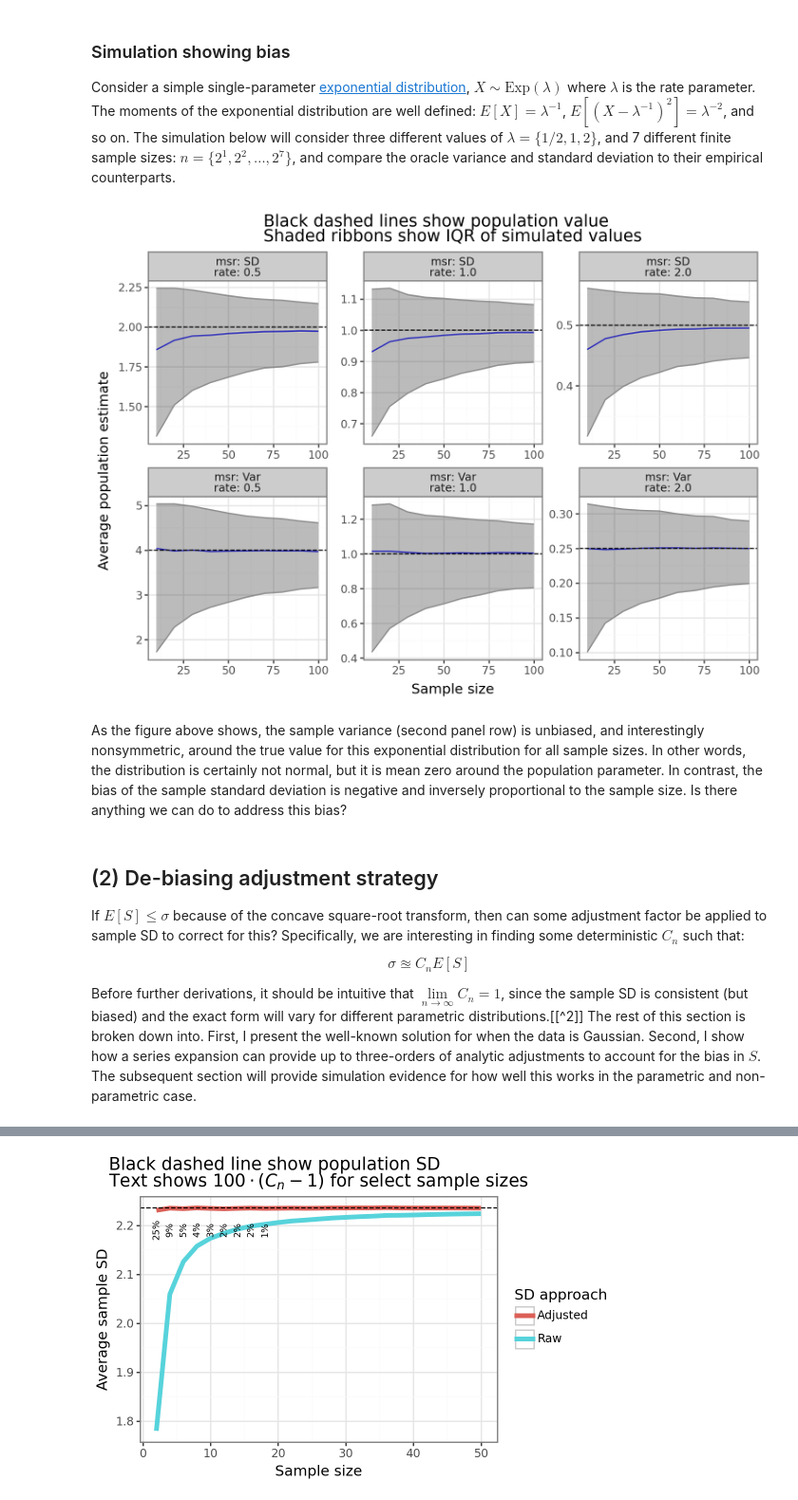
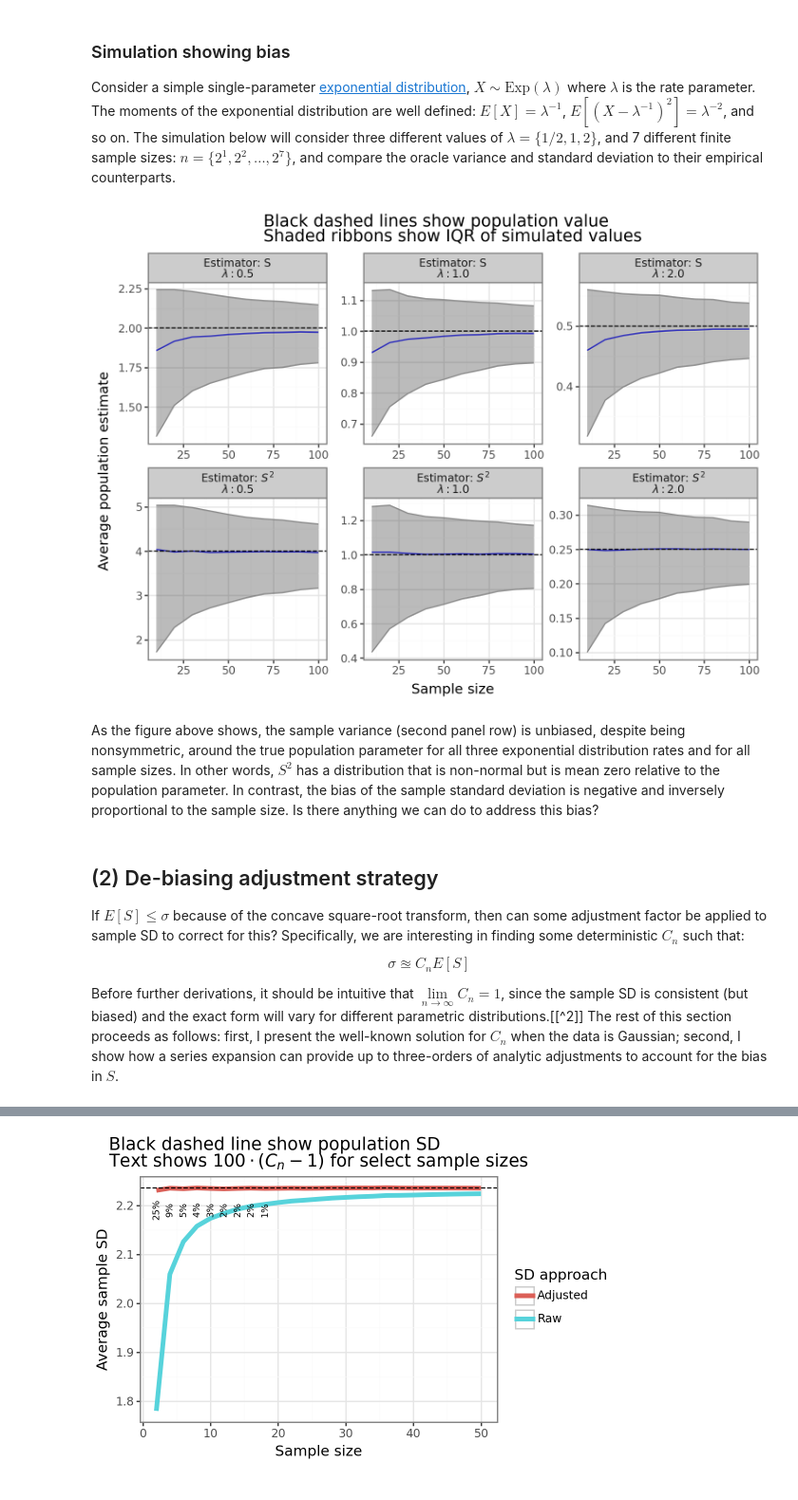
Before and after one commit to erikdrysdale/erikdrysdale.github.io, a Jupyter notebook: _rmd/extra_debias_sd/post.ipynb, the cells around one changed output, grey strips where cells are left out. Shown at 95% size. Drawn from its saved outputs; the diff is of its cells as text; code cells hidden in the pictures.

```diff
--- a/_rmd/extra_debias_sd/post.ipynb
+++ b/_rmd/extra_debias_sd/post.ipynb
@@ -72,40 +73,46 @@ import plotnine as pn
 from scipy.stats import norm, expon
 from utils import calculate_summary_stats
 
 nsim = 2500  # Number of simluations
 sample_sizes = np.arange(10, 100+1, 10).astype(int)
 n_sample_sizes = len(sample_sizes)
 rates = np.array([1/2, 1, 2])
 n_rates = len(rates)
 dist_expon = expon(scale = 1 / rates)
 oracle_variance = dist_expon.var()
 oracle_sd = np.sqrt(oracle_variance)
-# Calculate the oracle quantities
-dat_oracle_expon = pd.concat(objs = [pd.DataFrame({'msr':'Var', 'rate':rates, 'oracle':oracle_variance}),
-                                     pd.DataFrame({'msr':'SD', 'rate':rates, 'oracle':oracle_sd})])
 # Run the simulation
 holder_var = np.zeros((nsim, n_sample_sizes, n_rates))
 for i in range(nsim):
     sim_var_i = np.vstack([dist_expon.rvs(size=(n, n_rates), random_state=i+1).var(ddof=1, axis=0) for n in sample_sizes])
     holder_var[i] = sim_var_i
 # Calculate average results with some variation
 res_var = calculate_summary_stats(holder_var, colnames=rates, idxnames=sample_sizes, var_name='rate', value_name='n')
 res_sd = calculate_summary_stats(np.sqrt(holder_var), colnames=rates, idxnames=sample_sizes, var_name='rate', value_name='n')
+
+# Calculate the oracle quantities
+dat_oracle_expon = pd.concat(objs = [pd.DataFrame({'msr':'Var', 'rate':rates, 'oracle':oracle_variance}),
+                                     pd.DataFrame({'msr':'SD', 'rate':rates, 'oracle':oracle_sd})])
+# Merge results
 res_expon = pd.concat(objs = [res_var.assign(msr='Var'), res_sd.assign(msr='SD')])
+di_facet_rename = {'msr':'Estimator'}
+di_val_rename = {**{'SD': 'Estimator: S', 'Var':'Estimator: $S^2$'}, **{str(r):f'$\\lambda: {r}$' for r in rates}}
+res_expon.rename(columns = di_facet_rename, inplace=True)
+dat_oracle_expon.rename(columns = di_facet_rename, inplace=True)
 
 pn.options.figure_size = (7.5, 5.5)
 gg_expon = (pn.ggplot(res_expon, pn.aes(x='n', y='mu')) +
             pn.theme_bw() + pn.geom_line(color='blue') +
             pn.geom_ribbon(pn.aes(ymin='lb', ymax='ub'),color='grey', alpha=1/3) +
-            pn.facet_wrap('~msr+rate', scales='free', labeller=pn.label_both, nrow=2, ncol=3) +
+            pn.facet_wrap(facets='~Estimator+rate', scales='free', labeller=pn.labeller(cols=lambda x: di_val_rename[x], default='label_both'), nrow=2, ncol=3) +
             pn.geom_hline(pn.aes(yintercept='oracle'), data=dat_oracle_expon,linetype='--') +
             pn.labs(y='Average population estimate', x='Sample size') +
             pn.ggtitle('Black dashed lines show population value\nShaded ribbons show IQR of simulated values'))
 gg_expon
 # %% [output]
-[figure, old version]
+[figure, new version]
 # %% [markdown]
-As the figure above shows, the sample variance (second panel row) is unbiased, and interestingly nonsymmetric, around the true value for this exponential distribution for all sample sizes. In other words, the distribution is certainly not normal, but it is mean zero around the population parameter. In contrast, the bias of the sample standard deviation is negative and inversely proportional to the sample size. Is there anything we can do to address this bias?
+As the figure above shows, the sample variance (second panel row) is unbiased, despite being nonsymmetric, around the true population parameter for all three exponential distribution rates and for all sample sizes. In other words, $S^2$ has a distribution that is non-normal but is mean zero relative to the population parameter. In contrast, the bias of the sample standard deviation is negative and inversely proportional to the sample size. Is there anything we can do to address this bias?
 # %% [markdown]
 ## (2) De-biasing adjustment strategy
 
@@ -115,7 +122,7 @@ $$
 \sigma \approxeq C_n E[S]
 $$
 
-Before further derivations, it should be intuitive that $\underset{n\to \infty}{\lim} C_n = 1$, since the sample SD is consistent (but biased) and the exact form will vary for different parametric distributions.[[^2]] The rest of this section is broken down into. First, I present the well-known solution for when the data is Gaussian. Second, I show how a series expansion can provide up to three-orders of analytic adjustments to account for the bias in $S$. The subsequent section will provide simulation evidence for how well this works in the parametric and non-parametric case.
+Before further derivations, it should be intuitive that $\underset{n\to \infty}{\lim} C_n = 1$, since the sample SD is consistent (but biased) and the exact form will vary for different parametric distributions.[[^2]] The rest of this section proceeds as follows: first, I present the well-known solution for $C_n$ when the data is Gaussian; second, I show how a series expansion can provide up to three-orders of analytic adjustments to account for the bias in $S$.
 # %% [markdown]
 ### (2.1) Normally distributed data
 
```
Also changed, not shown: parts of 26 cells of this notebook.
